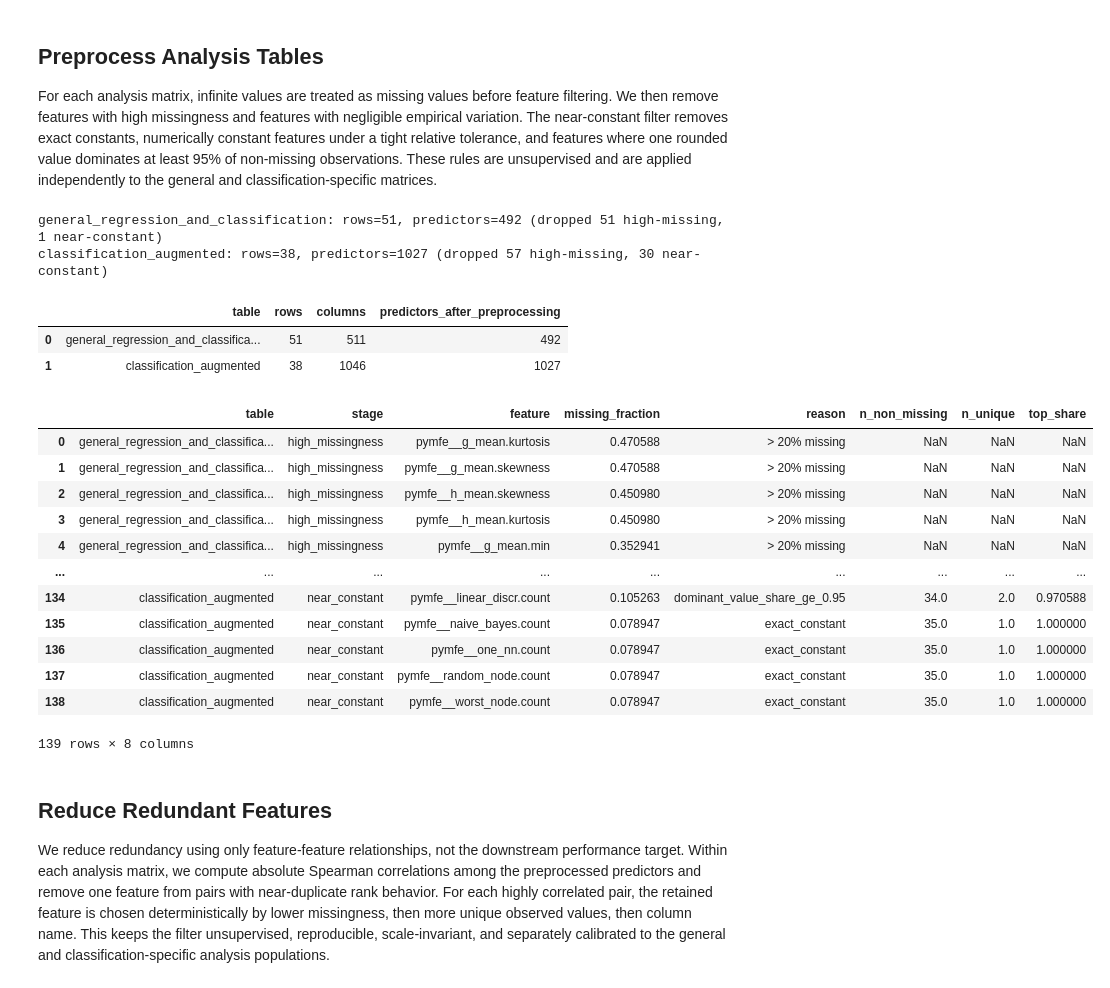
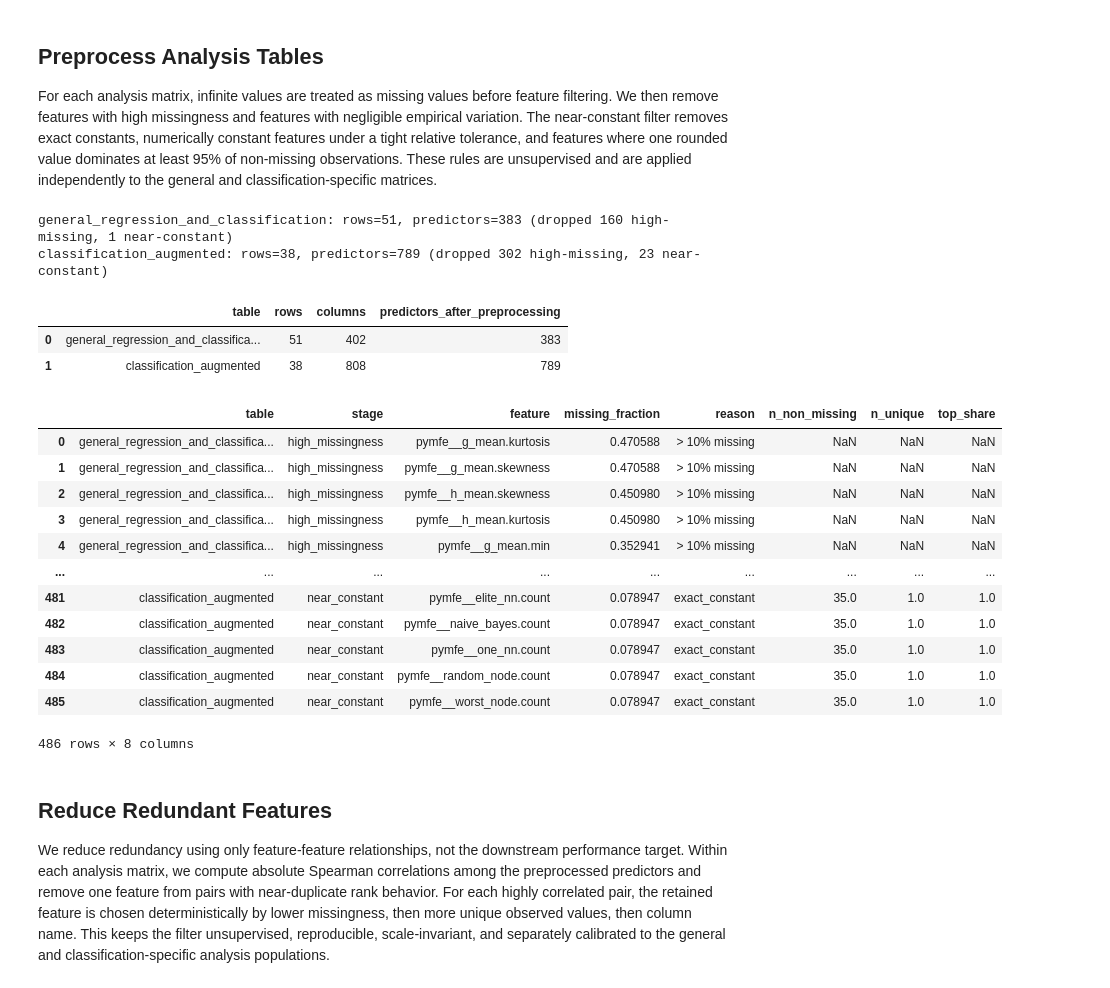
Before and after one commit to m-herre/meta-feature-analysis, a Jupyter notebook: notebooks/01_mfa.ipynb, the cells around one changed output. Cells and saved outputs as stored; diff of their text form; code cells hidden in the pictures.

```diff
--- a/notebooks/01_mfa.ipynb
+++ b/notebooks/01_mfa.ipynb
@@ -30,7 +30,7 @@ def _project_dir_for_notebook_handoff() -> Path:
         "Run this notebook from the repository root or notebooks/ directory."
     )
 # %%
-CONFIG = "config_4.yaml"
+CONFIG = "config_0.yaml"
 # %%
 from dataclasses import replace
 import json
@@ -338,7 +652,7 @@ Classification-only predictors available before preprocessing: 570
 
 For each analysis matrix, infinite values are treated as missing values before feature filtering. We then remove features with high missingness and features with negligible empirical variation. The near-constant filter removes exact constants, numerically constant features under a tight relative tolerance, and features where one rounded value dominates at least 95% of non-missing observations. These rules are unsupervised and are applied independently to the general and classification-specific matrices.
 # %%
-MAX_FEATURE_MISSINGNESS = 0.20
+MAX_FEATURE_MISSINGNESS = 0.10
 NEAR_CONSTANT_TOP_SHARE = 0.95
 NUMERICAL_CONSTANT_REL_TOL = 1e-12
 
@@ -490,49 +804,49 @@ analysis_classification, classification_preprocessing_report = (
 )
 
 preprocessing_report = pd.concat(
     [general_preprocessing_report, classification_preprocessing_report],
     ignore_index=True,
 )
 preprocessing_summary = pd.DataFrame(
     [
         {
             "table": "general_regression_and_classification",
             "rows": len(analysis_general),
             "columns": analysis_general.shape[1],
             "predictors_after_preprocessing": analysis_general.shape[1]
             - len(available_context_columns),
         },
         {
             "table": "classification_augmented",
             "rows": len(analysis_classification),
             "columns": analysis_classification.shape[1],
             "predictors_after_preprocessing": analysis_classification.shape[1]
             - len(available_context_columns),
         },
     ]
 )
 
 display(preprocessing_summary)
 display(preprocessing_report)
 # %% [output]
-general_regression_and_classification: rows=51, predictors=492 (dropped 51 high-missing, 1 near-constant)
-classification_augmented: rows=38, predictors=1027 (dropped 57 high-missing, 30 near-constant)
+general_regression_and_classification: rows=51, predictors=383 (dropped 160 high-missing, 1 near-constant)
+classification_augmented: rows=38, predictors=789 (dropped 302 high-missing, 23 near-constant)
 |  | table | rows | columns | predictors_after_preprocessing |
-| 0 | general_regression_and_classifica... | 51 | 511 | 492 |
-| 1 | classification_augmented | 38 | 1046 | 1027 |
+| 0 | general_regression_and_classifica... | 51 | 402 | 383 |
+| 1 | classification_augmented | 38 | 808 | 789 |
 |  | table | stage | feature | missing_fraction | reason | n_non_missing | n_unique | top_share |
-| 0 | general_regression_and_classifica... | high_missingness | pymfe__g_mean.kurtosis | 0.470588 | > 20% missing | NaN | NaN | NaN |
-| 1 | general_regression_and_classifica... | high_missingness | pymfe__g_mean.skewness | 0.470588 | > 20% missing | NaN | NaN | NaN |
-| 2 | general_regression_and_classifica... | high_missingness | pymfe__h_mean.skewness | 0.450980 | > 20% missing | NaN | NaN | NaN |
-| 3 | general_regression_and_classifica... | high_missingness | pymfe__h_mean.kurtosis | 0.450980 | > 20% missing | NaN | NaN | NaN |
-| 4 | general_regression_and_classifica... | high_missingness | pymfe__g_mean.min | 0.352941 | > 20% missing | NaN | NaN | NaN |
+| 0 | general_regression_and_classifica... | high_missingness | pymfe__g_mean.kurtosis | 0.470588 | > 10% missing | NaN | NaN | NaN |
+| 1 | general_regression_and_classifica... | high_missingness | pymfe__g_mean.skewness | 0.470588 | > 10% missing | NaN | NaN | NaN |
+| 2 | general_regression_and_classifica... | high_missingness | pymfe__h_mean.skewness | 0.450980 | > 10% missing | NaN | NaN | NaN |
+| 3 | general_regression_and_classifica... | high_missingness | pymfe__h_mean.kurtosis | 0.450980 | > 10% missing | NaN | NaN | NaN |
+| 4 | general_regression_and_classifica... | high_missingness | pymfe__g_mean.min | 0.352941 | > 10% missing | NaN | NaN | NaN |
 | ... | ... | ... | ... | ... | ... | ... | ... | ... |
-| 134 | classification_augmented | near_constant | pymfe__linear_discr.count | 0.105263 | dominant_value_share_ge_0.95 | 34.0 | 2.0 | 0.970588 |
-| 135 | classification_augmented | near_constant | pymfe__naive_bayes.count | 0.078947 | exact_constant | 35.0 | 1.0 | 1.000000 |
-| 136 | classification_augmented | near_constant | pymfe__one_nn.count | 0.078947 | exact_constant | 35.0 | 1.0 | 1.000000 |
-| 137 | classification_augmented | near_constant | pymfe__random_node.count | 0.078947 | exact_constant | 35.0 | 1.0 | 1.000000 |
-| 138 | classification_augmented | near_constant | pymfe__worst_node.count | 0.078947 | exact_constant | 35.0 | 1.0 | 1.000000 |
+| 481 | classification_augmented | near_constant | pymfe__elite_nn.count | 0.078947 | exact_constant | 35.0 | 1.0 | 1.0 |
+| 482 | classification_augmented | near_constant | pymfe__naive_bayes.count | 0.078947 | exact_constant | 35.0 | 1.0 | 1.0 |
+| 483 | classification_augmented | near_constant | pymfe__one_nn.count | 0.078947 | exact_constant | 35.0 | 1.0 | 1.0 |
+| 484 | classification_augmented | near_constant | pymfe__random_node.count | 0.078947 | exact_constant | 35.0 | 1.0 | 1.0 |
+| 485 | classification_augmented | near_constant | pymfe__worst_node.count | 0.078947 | exact_constant | 35.0 | 1.0 | 1.0 |
-139 rows × 8 columns
+486 rows × 8 columns
 # %% [markdown]
 ## Reduce Redundant Features
 
```
Also changed, not shown: parts of 11 cells of this notebook, 1 other file.
